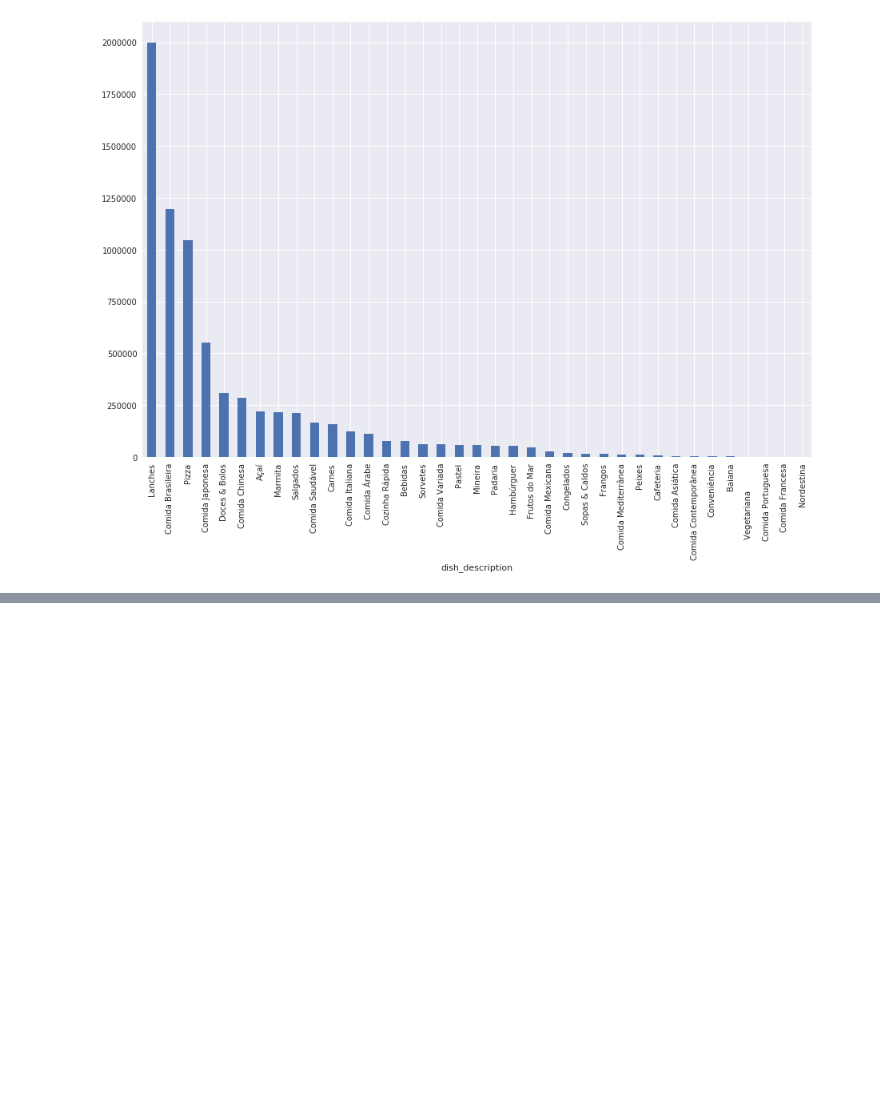
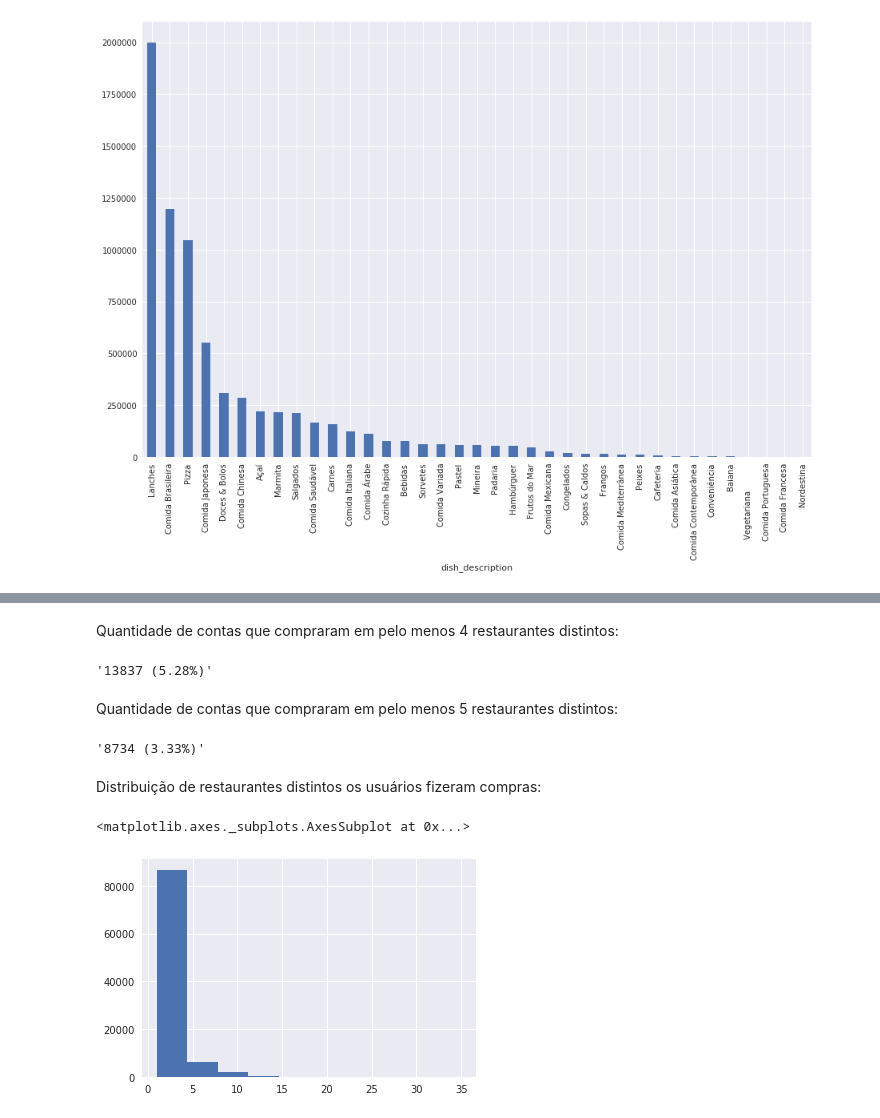
Before and after one commit to deeplearningbrasil/mars-gym, a Jupyter notebook: EDA.ipynb, the cells around one changed output, grey strips where cells are left out. Saved outputs shown, nothing was run; the diff lists cells and outputs as text; code cells hidden in the pictures; blank space fills up the shorter version.

```diff
--- a/EDA.ipynb
+++ b/EDA.ipynb
@@ -400,0 +405,4 @@ visits_per_dish.sort_values(ascending=False).plot(kind="bar", figsize=(15, 10))
+# %%
+distinct_buys_per_account = session_df[session_df.buy == 1].groupby(["account_id"]).merchant_id.nunique()
+num_accounts_1_distinct_buys = len(distinct_buys_per_account[distinct_buys_per_account >= 1])
+"%d (%.2f%%)" % (num_accounts_1_distinct_buys, (num_accounts_1_distinct_buys / num_accounts * 100))
@@ -400,0 +425,21 @@ visits_per_dish.sort_values(ascending=False).plot(kind="bar", figsize=(15, 10))
+# %% [markdown]
+Quantidade de contas que compraram em pelo menos 4 restaurantes distintos:
+# %%
+num_accounts_4_distinct_buys = len(distinct_buys_per_account[distinct_buys_per_account >= 4])
+"%d (%.2f%%)" % (num_accounts_4_distinct_buys, (num_accounts_4_distinct_buys / num_accounts * 100))
+# %% [output]
+'13837 (5.28%)'
+# %% [markdown]
+Quantidade de contas que compraram em pelo menos 5 restaurantes distintos:
+# %%
+num_accounts_5_distinct_buys = len(distinct_buys_per_account[distinct_buys_per_account >= 5])
+"%d (%.2f%%)" % (num_accounts_5_distinct_buys, (num_accounts_5_distinct_buys / num_accounts * 100))
+# %% [output]
+'8734 (3.33%)'
+# %% [markdown]
+Distribuição de restaurantes distintos os usuários fizeram compras:
+# %%
+distinct_buys_per_account.hist()
+# %% [output]
+<matplotlib.axes._subplots.AxesSubplot at 0x...>
+[figure, added]
```
Also changed, not shown: parts of 44 cells of this notebook.
